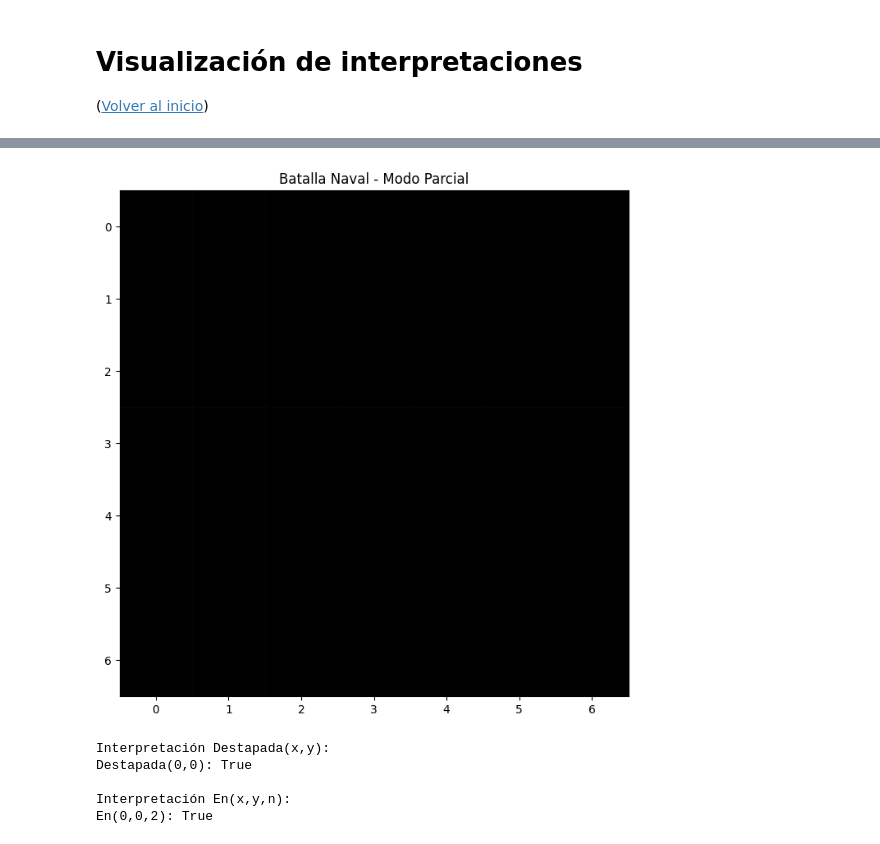
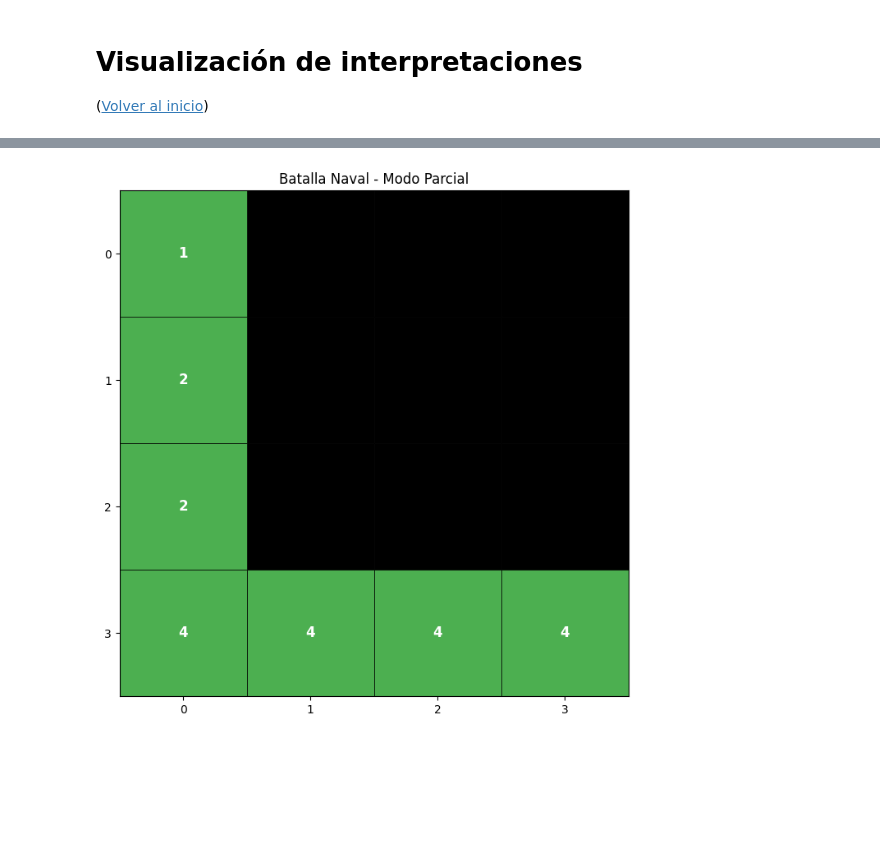
Before and after one commit to FelipePoveda9/Logica_proyecto-final, a Jupyter notebook: Visualizacion.ipynb, the cells around one changed output, grey strips where cells are left out. Cells and saved outputs as stored; diff of their text form; code cells hidden in the pictures; blank space fills up the shorter version.

```diff
--- a/Visualizacion.ipynb
+++ b/Visualizacion.ipynb
@@ -73,3 +5,10 @@ I = {
+# %%
+from itertools import product
+
+triplas = product(range(4), range(4), range(4))
+
+for x, y, n in triplas:
+    parser.parse(f'En({x}, {y}, {n})')
 # %%
 from groundedPL.logUtils import LogUtils
 from typing import List, Tuple
@@ -237,6 +175,13 @@ print(barco_v(1, 1, 2))
 # Visualización de interpretaciones <a class="anchor" id="visual"></a>
 
 ([Volver al inicio](#inicio))
+# %%
+I = {
+    parser.parse("En(0,0,1)"): True,
+    parser.parse("En(1,0,2)"): True,
+    parser.parse("En(2,0,3)"): True,
+    parser.parse("En(3,0,4)"): True,
+}
 # %%
 import matplotlib.pyplot as plt
 import matplotlib.patches as patches
@@ -319,0 +268,17 @@ Regla 1
+# %%
+lt = LogicTester()
+regla = reglas()
+formula_lp = lt.translation_to_prover(regla)
+res = lt.SATsolve(formula_lp)
+
+if res == 'UNSAT':
+    print('La fórmula es insatisfacible')
+else:
+    print('La fórmula es satisfacible')
+
+    modelo = [lt.to_numeric.literal(x) for x in res]
+    modelo = [x for x in modelo if lt.to_numeric.solo_atomo(x) in lt.tseitin.atomos]
+    print(f'\nModelo:\n\n\t{modelo}')
+
+    modelo_decodificado = [lt.to_lp.modelo_lp.decodificar(x) for x in modelo]
+    print(f'\nModelo decodificado:\n\n\t{modelo_decodificado}')
@@ -319,0 +299,3 @@ Regla 1
+# %%
+I = parser.crear_interpretacion(modelo_decodificado)
+I
@@ -320,25 +320,4 @@ Regla 1
 # %%
-visualizar_batalla_naval(interpretacion)
+visualizar_batalla_naval(I)
 # %% [output]
-[figure, old version]
+[figure, new version]
-# %%
-print("Interpretación Destapada(x,y):")
-for x in range(NUM_FILAS):
-    for y in range(NUM_COLUMNAS):
-        key = parser.parse(f"Destapada({x},{y})")
-        if key in I:
-            print(f"Destapada({x},{y}): {I[key]}")
-
-print("\nInterpretación En(x,y,n):")
-for x in range(NUM_FILAS):
-    for y in range(NUM_COLUMNAS):
-        for n in range(1, 5):
-            key = parser.parse(f"En({x},{y},{n})")
-            if key in I and I[key]:
-                print(f"En({x},{y},{n}): {I[key]}")
-# %% [output]
-Interpretación Destapada(x,y):
-Destapada(0,0): True
-
-Interpretación En(x,y,n):
-En(0,0,2): True
```
Also changed, not shown: parts of 12 cells of this notebook, 1 other file.
